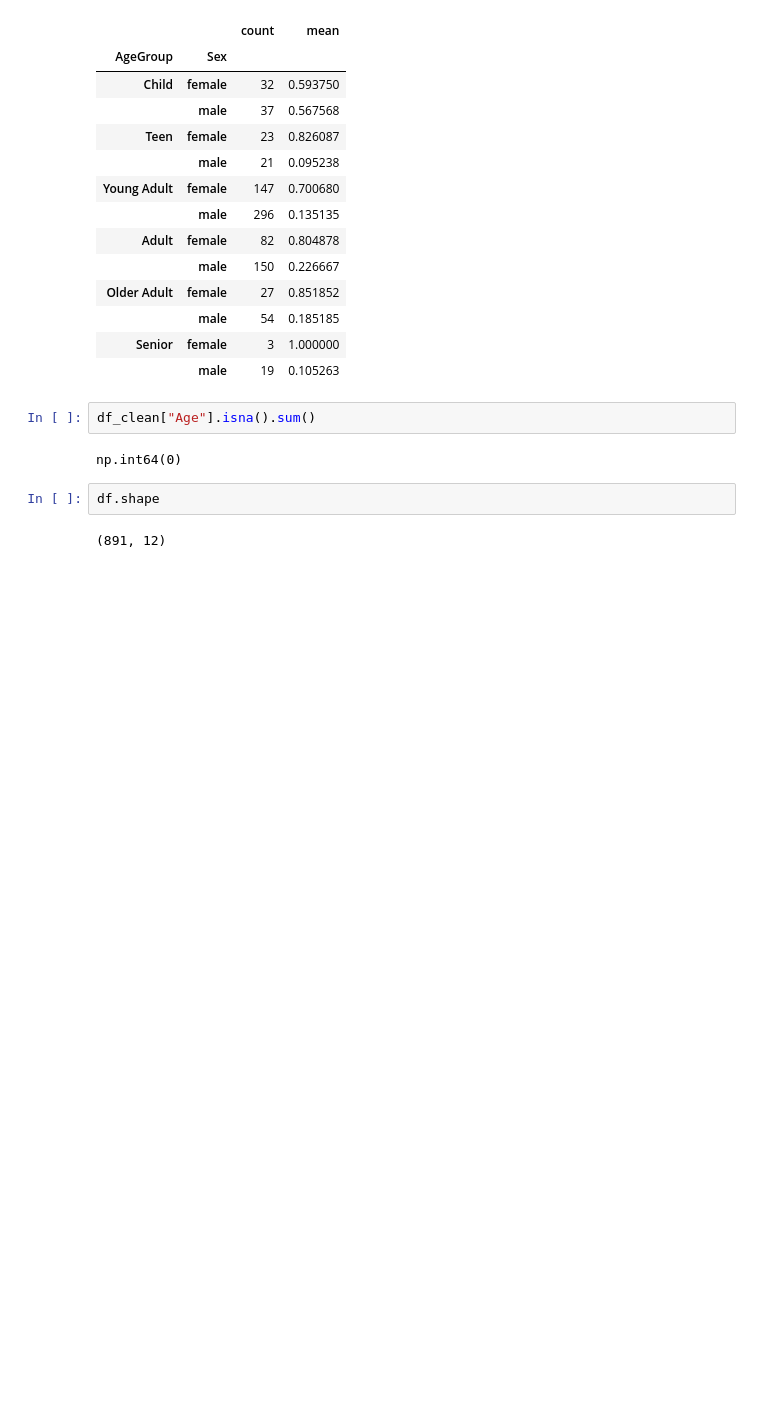
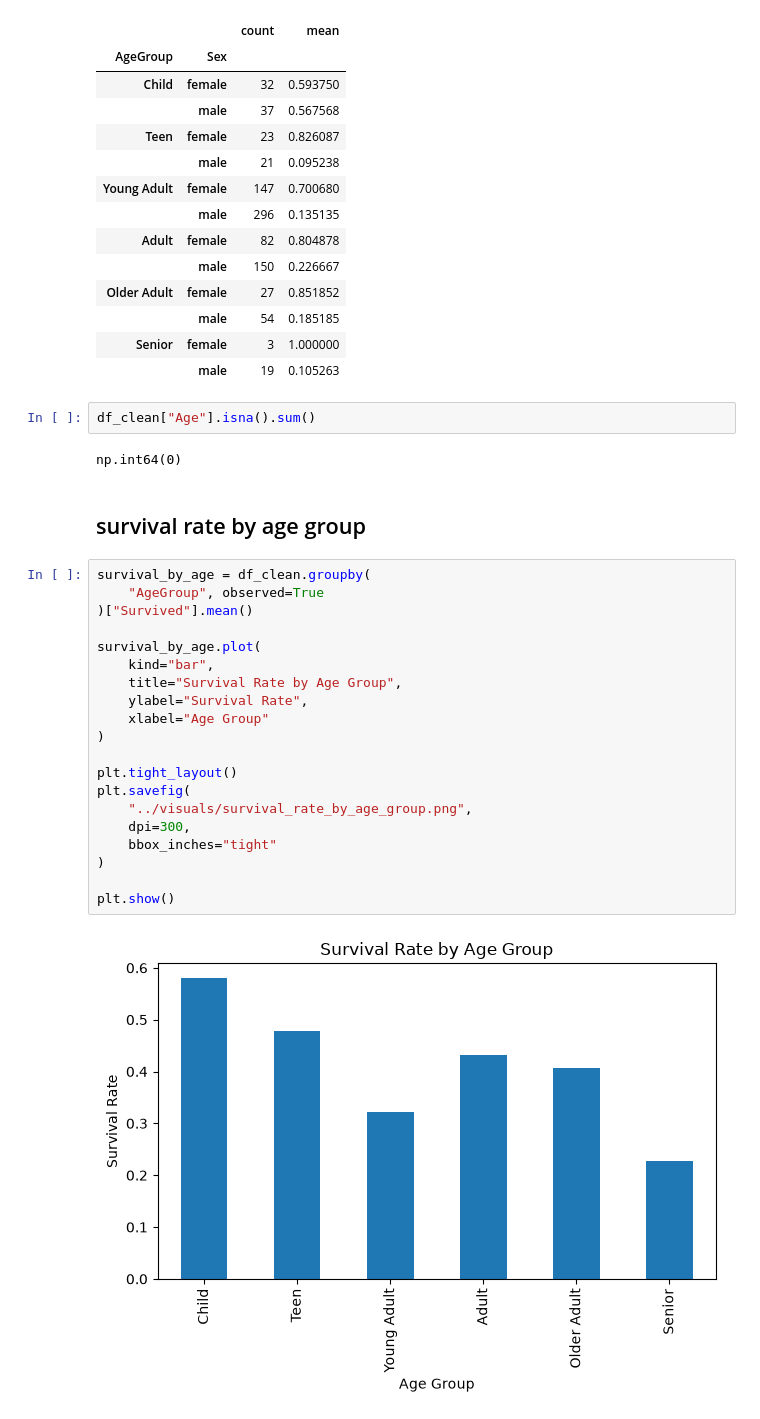
Before and after one commit to sehreen-jeelani/titanic-survival-analysis, a Jupyter notebook: notebooks/titanic_analysis.ipynb, the cells around one changed output. Saved outputs shown, nothing was run; the diff lists cells and outputs as text; blank space fills up the shorter version.

```diff
--- a/notebooks/titanic_analysis.ipynb
+++ b/notebooks/titanic_analysis.ipynb
@@ -933,7 +939,27 @@ df_clean.groupby(["AgeGroup", "Sex"], observed=True)["Survived"].agg(["count", "
 df_clean["Age"].isna().sum()
 # %% [output]
 np.int64(0)
+# %% [markdown]
+## survival rate by age group
 # %%
-df.shape
+survival_by_age = df_clean.groupby(
+    "AgeGroup", observed=True
+)["Survived"].mean()
+
+survival_by_age.plot(
+    kind="bar",
+    title="Survival Rate by Age Group",
+    ylabel="Survival Rate",
+    xlabel="Age Group"
+)
+
+plt.tight_layout()
+plt.savefig(
+    "../visuals/survival_rate_by_age_group.png",
+    dpi=300,
+    bbox_inches="tight"
+)
+
+plt.show()
 # %% [output]
-(891, 12)
+[figure, added]
```
Also changed, not shown: parts of 22 cells of this notebook.
